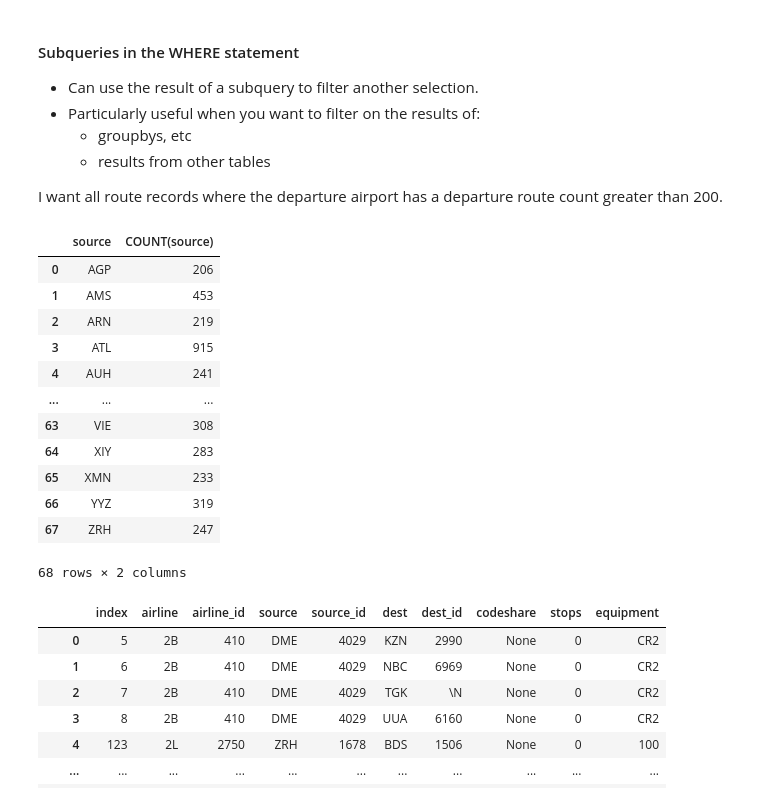
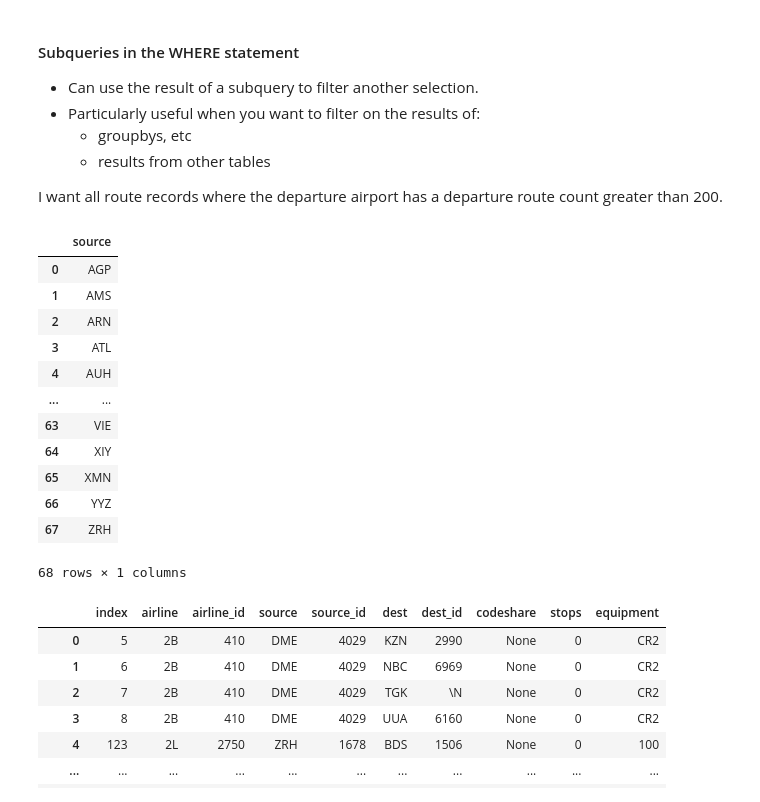
Before and after one commit to williambguo/NYC_DS_082624, a Jupyter notebook: Phase2_SQL/Ph1_T6_SQLSubqueries.ipynb, the cells around one changed output. Cells and saved outputs as stored; diff of their text form; code cells hidden in the pictures.

```diff
--- a/Phase2_SQL/Ph1_T6_SQLSubqueries.ipynb
+++ b/Phase2_SQL/Ph1_T6_SQLSubqueries.ipynb
@@ -470,27 +497,27 @@ I want all route records where the departure airport has a departure route count
 # %%
 
 pd.read_sql('''
 
 
-SELECT source, COUNT(source)
+SELECT source
      FROM routes
      GROUP BY source
      HAVING COUNT(source) > 200
 ''', con)
 # %% [output]
-|  | source | COUNT(source) |
-| 0 | AGP | 206 |
-| 1 | AMS | 453 |
-| 2 | ARN | 219 |
-| 3 | ATL | 915 |
-| 4 | AUH | 241 |
-| ... | ... | ... |
-| 63 | VIE | 308 |
-| 64 | XIY | 283 |
-| 65 | XMN | 233 |
-| 66 | YYZ | 319 |
-| 67 | ZRH | 247 |
+|  | source |
+| 0 | AGP |
+| 1 | AMS |
+| 2 | ARN |
+| 3 | ATL |
+| 4 | AUH |
+| ... | ... |
+| 63 | VIE |
+| 64 | XIY |
+| 65 | XMN |
+| 66 | YYZ |
+| 67 | ZRH |
-68 rows × 2 columns
+68 rows × 1 columns
 # %%
 %%capture where_subquery1
 pd.read_sql('''
```
Also changed, not shown: parts of 19 cells of this notebook, 22 other files.
